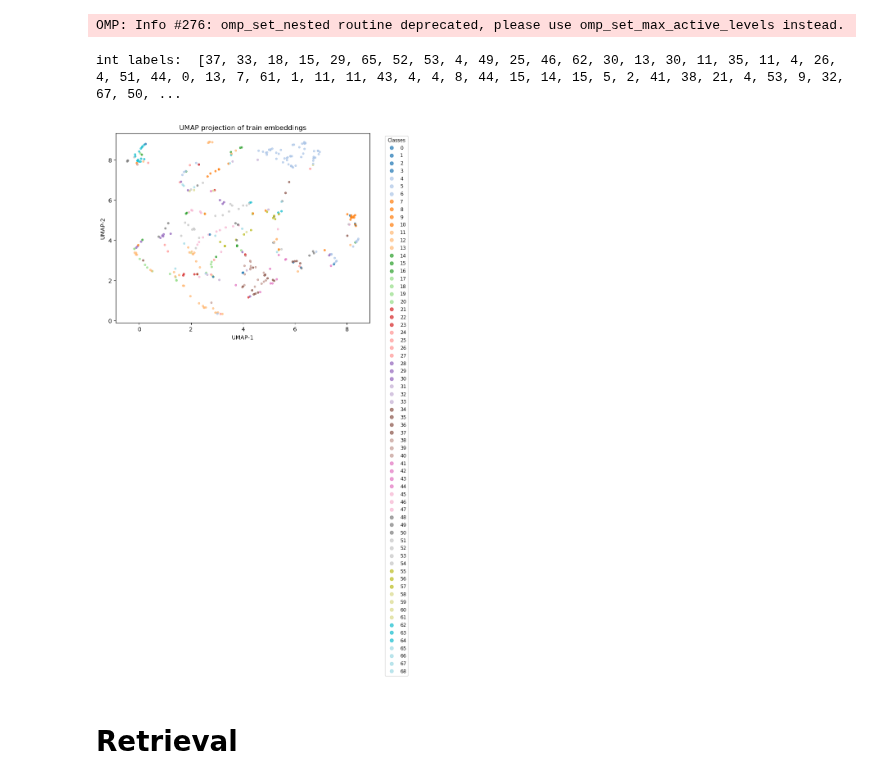
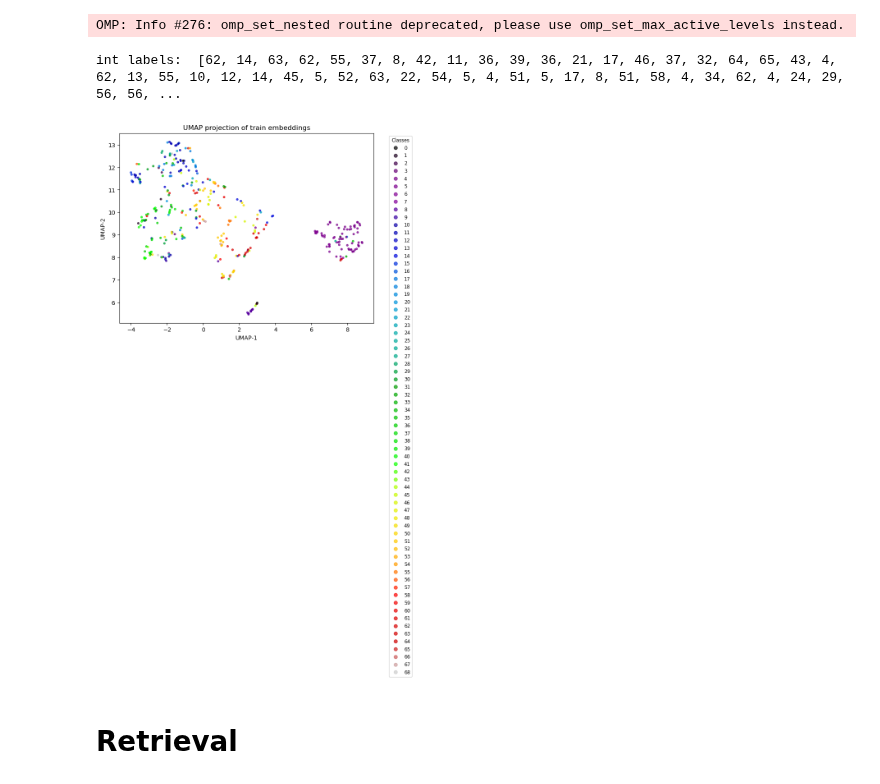
Before and after one commit to ameeassad/EagleID, a Jupyter notebook: notebooks/raptor_latent_space.ipynb, the cells around one changed output. Drawn from its saved outputs; the diff is of its cells as text; code cells hidden in the pictures.

```diff
--- a/notebooks/raptor_latent_space.ipynb
+++ b/notebooks/raptor_latent_space.ipynb
@@ -20,7 +20,7 @@ config['dataset'] = '/Users/amee/Documents/code/master-thesis/datasets/raptor_in
 config['cache_path']= '/Users/amee/Documents/code/master-thesis/EagleID/dataset/dataframe/cache_raptors_split.csv' #  CACHE
 config['splitter'] = 'metadata_split' # CUSTOM CLOSED / metadata
 
-config['preprocess_lvl'] = 2 # PREPROCESSING
+config['preprocess_lvl'] = 4 # PREPROCESSING
 config['batch_size'] = 4
 config['num_workers'] = 1
 config['outdir'] = "train_trial_results"
@@ -35,7 +35,7 @@ dataset.df['wildlife_name'] = 'raptors'
 data = WildlifeDataModule(metadata=dataset.df, config = config)
 
 # Path to the saved checkpoint
-ckpt_path = "/Users/amee/Documents/code/master-thesis/EagleID/checkpoints/Acrface cosine anealing again lvl2.ckpt" # raptor metadata_split
+ckpt_path = "/Users/amee/Documents/code/master-thesis/EagleID/checkpoints/lvl4-s42.ckpt" # raptor metadata_split
 
 model = ResNetPlusModel.load_from_checkpoint(
     checkpoint_path=ckpt_path,
@@ -370,36 +355,36 @@ scatter = plt.scatter(
     emb_train_2d[:, 0],
     emb_train_2d[:, 1],
     c=int_labels,          # color by integer label
-    cmap='tab20',          # up to 20 distinct colors; switch if you have more classes
+    cmap='nipy_spectral',          # up to 20 distinct colors; switch if you have more classes
     alpha=0.7,
     s=10                   # marker size
 )
 plt.title("UMAP projection of train embeddings")
 plt.xlabel("UMAP‑1")
 plt.ylabel("UMAP‑2")
 
 # Create a legend
 n_classes = len(unique_labels)
 # Get one handle per class
 handles, _ = scatter.legend_elements(
     prop="colors",
     num=n_classes  # ensure one handle per class
 )
 plt.legend(
     handles,
     unique_labels,
     title="Classes",
     bbox_to_anchor=(1.05, 1),
     loc="upper left",
     fontsize="small",
     title_fontsize="small",
 )
 
 plt.tight_layout()
 plt.show()
 # %% [output]
-int labels:  [37, 33, 18, 15, 29, 65, 52, 53, 4, 49, 25, 46, 62, 30, 13, 30, 11, 35, 11, 4, 26, 4, 51, 44, 0, 13, 7, 61, 1, 11, 11, 43, 4, 4, 8, 44, 15, 14, 15, 5, 2, 41, 38, 21, 4, 53, 9, 32, 67, 50, ...
+int labels:  [62, 14, 63, 62, 55, 37, 8, 42, 11, 36, 39, 36, 21, 17, 46, 37, 32, 64, 65, 43, 4, 62, 13, 55, 10, 12, 14, 45, 5, 52, 63, 22, 54, 5, 4, 51, 5, 17, 8, 51, 58, 4, 34, 62, 4, 24, 29, 56, 56, ...
-[figure, old version]
+[figure, new version]
 # %% [markdown]
 # Retrieval
 # %% [markdown]
```
Also changed, not shown: parts of 12 cells of this notebook, 3 other files.
